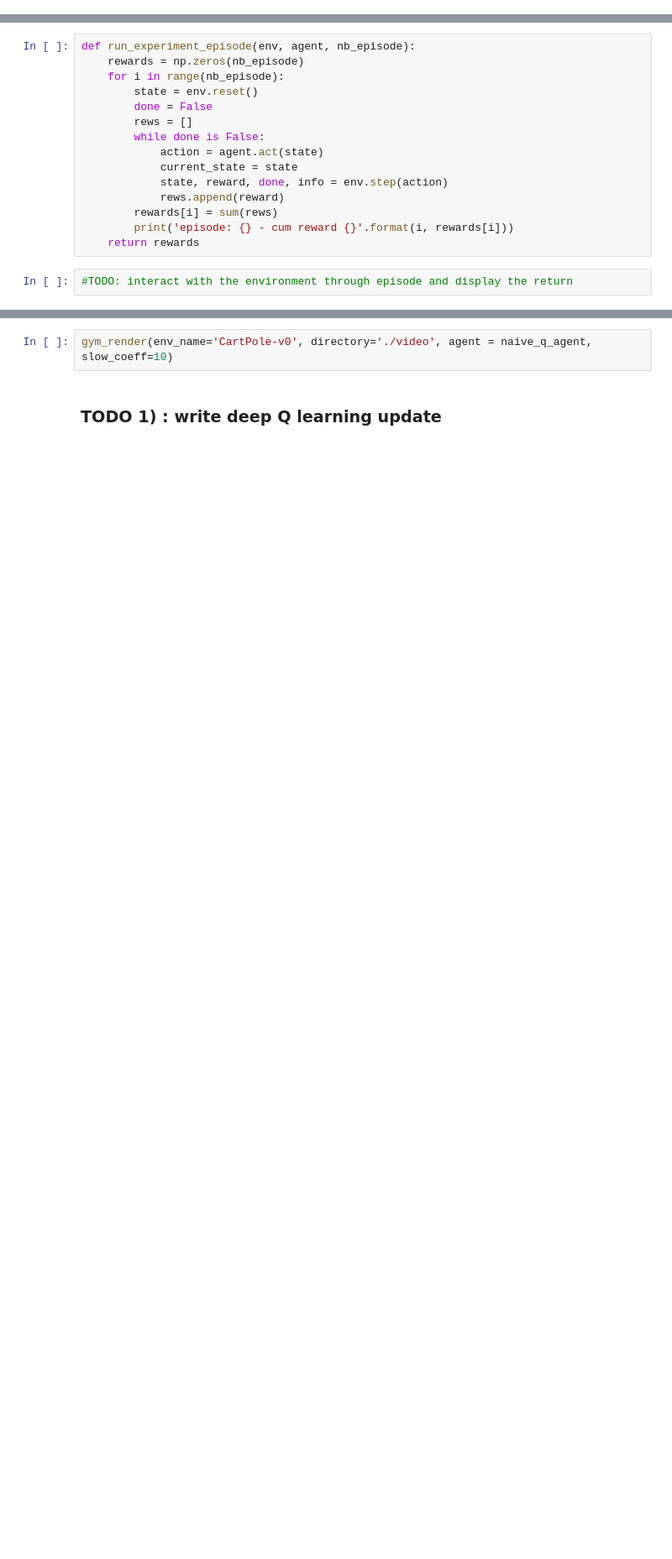
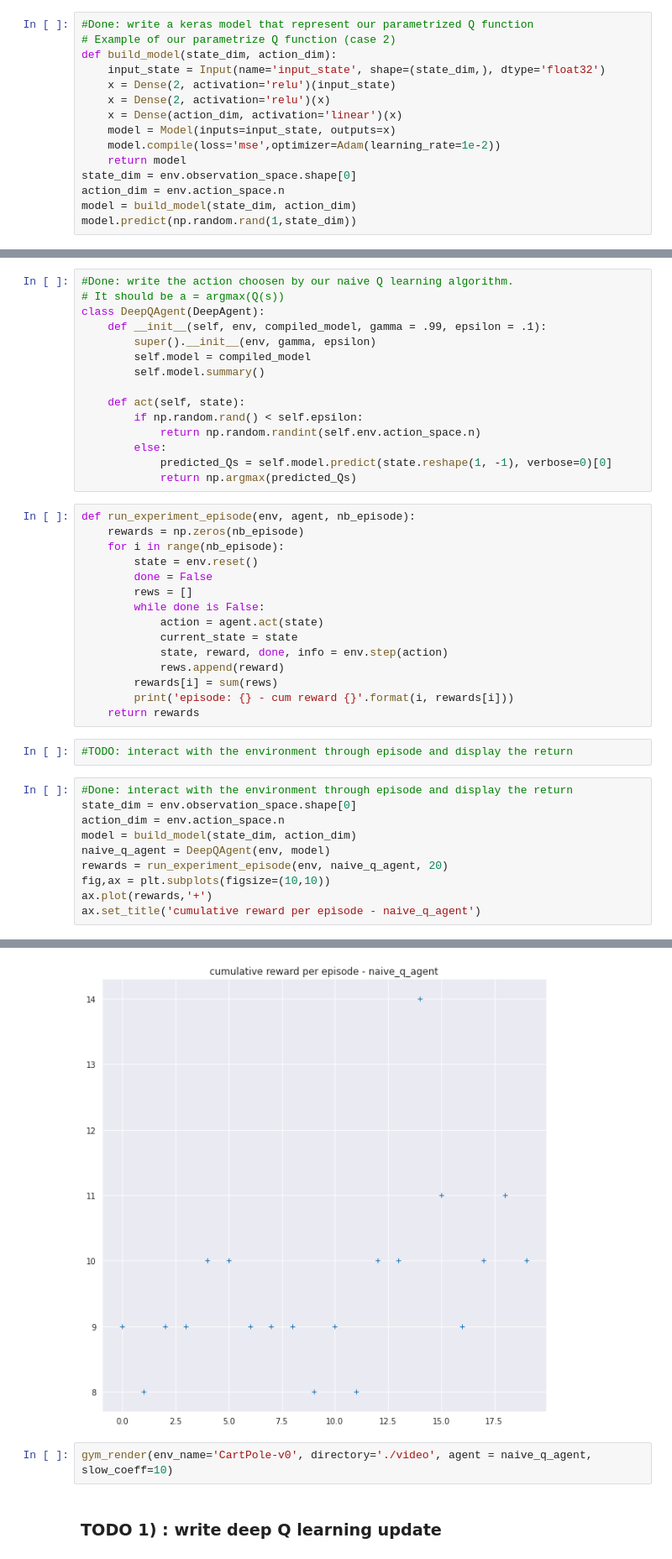
Before and after one commit to racousin/rl_introduction, a Jupyter notebook: notebooks/4_deep_Q_learning.ipynb, the cells around one changed output, grey strips where cells are left out. Shown at 84% size. Drawn from its saved outputs; the diff is of its cells as text; blank space fills up the shorter version.

```diff
--- a/notebooks/4_deep_Q_learning.ipynb
+++ b/notebooks/4_deep_Q_learning.ipynb
@@ -92,3 +92,18 @@ state_dim = env.observation_space.shape[0]
 action_dim = env.action_space.n
 model = build_model(state_dim, action_dim)
 model.predict(np.random.rand(1,state_dim))
+# %%
+#Done: write a keras model that represent our parametrized Q function
+# Example of our parametrize Q function (case 2)
+def build_model(state_dim, action_dim):
+    input_state = Input(name='input_state', shape=(state_dim,), dtype='float32')
+    x = Dense(2, activation='relu')(input_state)
+    x = Dense(2, activation='relu')(x)
+    x = Dense(action_dim, activation='linear')(x)
+    model = Model(inputs=input_state, outputs=x)
+    model.compile(loss='mse',optimizer=Adam(learning_rate=1e-2))
+    return model
+state_dim = env.observation_space.shape[0]
+action_dim = env.action_space.n
+model = build_model(state_dim, action_dim)
+model.predict(np.random.rand(1,state_dim))
@@ -106,6 +124,21 @@ class DeepQAgent(DeepAgent):
     def act(self, state):
       # complete here
       pass
+# %%
+#Done: write the action choosen by our naive Q learning algorithm.
+# It should be a = argmax(Q(s))
+class DeepQAgent(DeepAgent):
+    def __init__(self, env, compiled_model, gamma = .99, epsilon = .1):
+        super().__init__(env, gamma, epsilon)
+        self.model = compiled_model
+        self.model.summary()
+
+    def act(self, state):
+        if np.random.rand() < self.epsilon:
+            return np.random.randint(self.env.action_space.n)
+        else:
+            predicted_Qs = self.model.predict(state.reshape(1, -1), verbose=0)[0]
+            return np.argmax(predicted_Qs)
 # %%
 def run_experiment_episode(env, agent, nb_episode):
     rewards = np.zeros(nb_episode)
@@ -123,3 +156,14 @@ def run_experiment_episode(env, agent, nb_episode):
     return rewards
 # %%
 #TODO: interact with the environment through episode and display the return
+# %%
+#Done: interact with the environment through episode and display the return
+state_dim = env.observation_space.shape[0]
+action_dim = env.action_space.n
+model = build_model(state_dim, action_dim)
+naive_q_agent = DeepQAgent(env, model)
+rewards = run_experiment_episode(env, naive_q_agent, 20)
+fig,ax = plt.subplots(figsize=(10,10))
+ax.plot(rewards,'+')
+ax.set_title('cumulative reward per episode - naive_q_agent')
+# %% [output]
@@ -126,3 +188,4 @@ def run_experiment_episode(env, agent, nb_episode):
+[figure, added]
 # %%
 gym_render(env_name='CartPole-v0', directory='./video', agent = naive_q_agent, slow_coeff=10)
 # %% [markdown]
```
Also changed, not shown: parts of 6 cells of this notebook, 1 other file.
